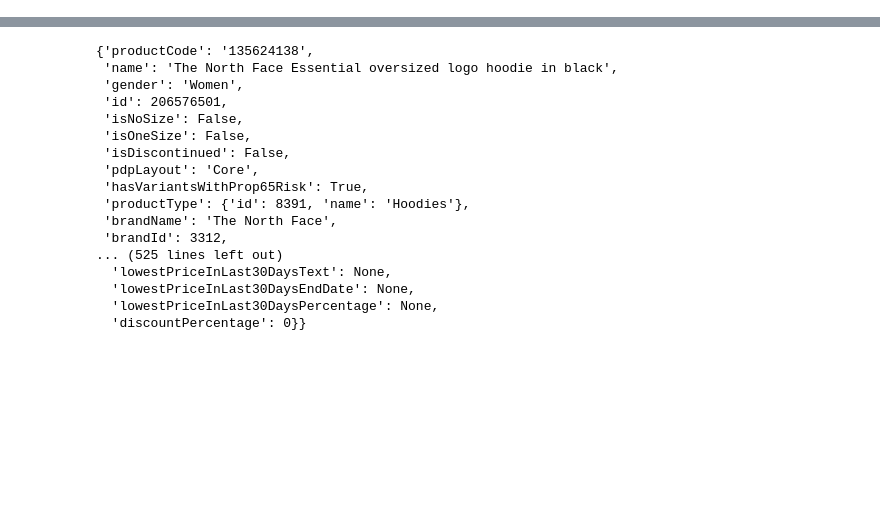
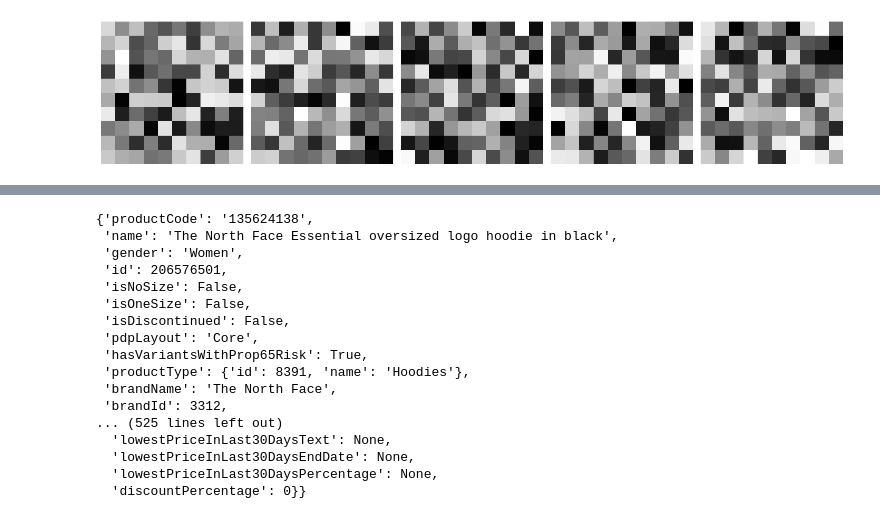
Before and after one commit to Kewij/RetailX7, a Jupyter notebook: src/asos_scrap/asos.ipynb, the cells around one changed output, grey strips where cells are left out. Cells and saved outputs as stored; diff of their text form; code cells hidden in the pictures; blank space fills up the shorter version.

```diff
--- a/src/asos_scrap/asos.ipynb
+++ b/src/asos_scrap/asos.ipynb
@@ -62,0 +120,22 @@ plt.imshow(Items[2]["image"])
+# %%
+import matplotlib.pyplot as plt
+import numpy as np
+
+# Example images (randomly generated for demonstration)
+images = [np.random.rand(10, 10) for _ in range(5)]  # Replace with your images
+
+# Number of images
+num_images = len(images)
+
+# Create subplots in a single row
+fig, axes = plt.subplots(1, num_images, figsize=(15, 5))  # Adjust figsize as needed
+
+# Display each image
+for ax, img in zip(axes, images):
+    ax.imshow(img, cmap='gray')  # You can adjust `cmap` based on your image type
+    ax.axis('off')  # Hide axes
+
+plt.tight_layout()
+plt.show()
+# %% [output]
+[figure, added]
```
Also changed, not shown: parts of 10 cells of this notebook.
